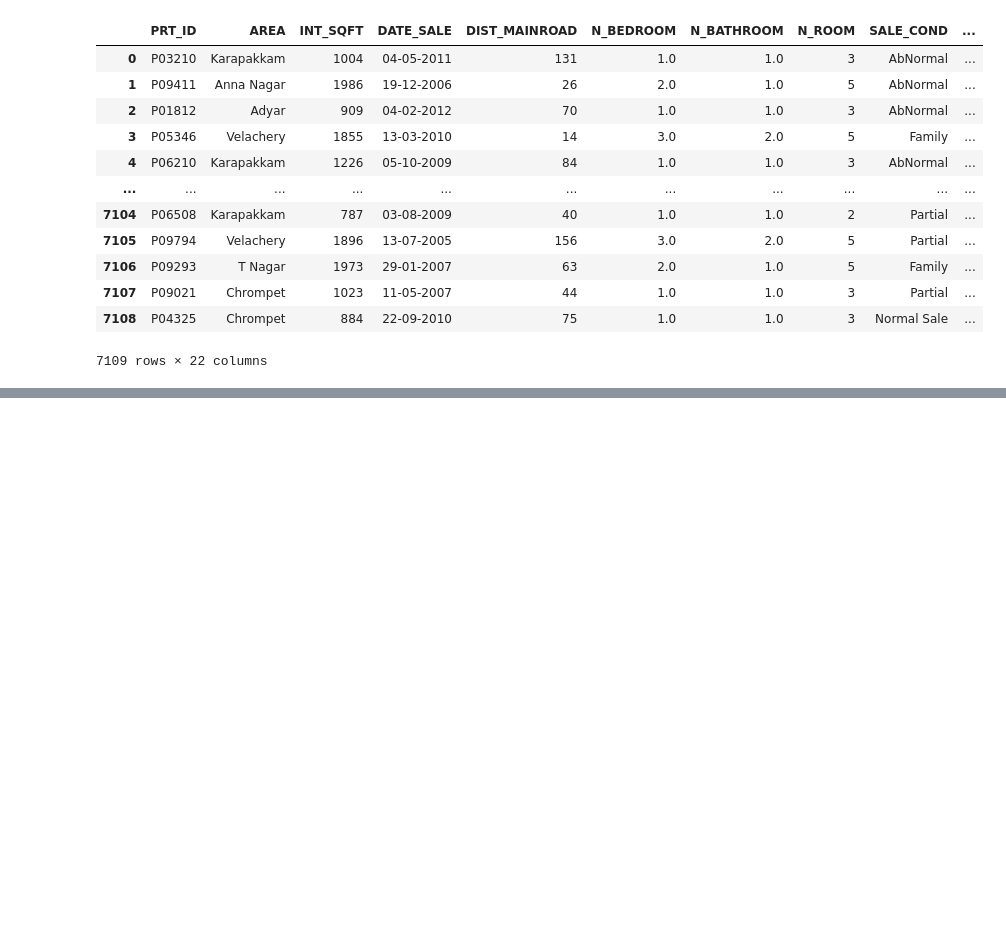
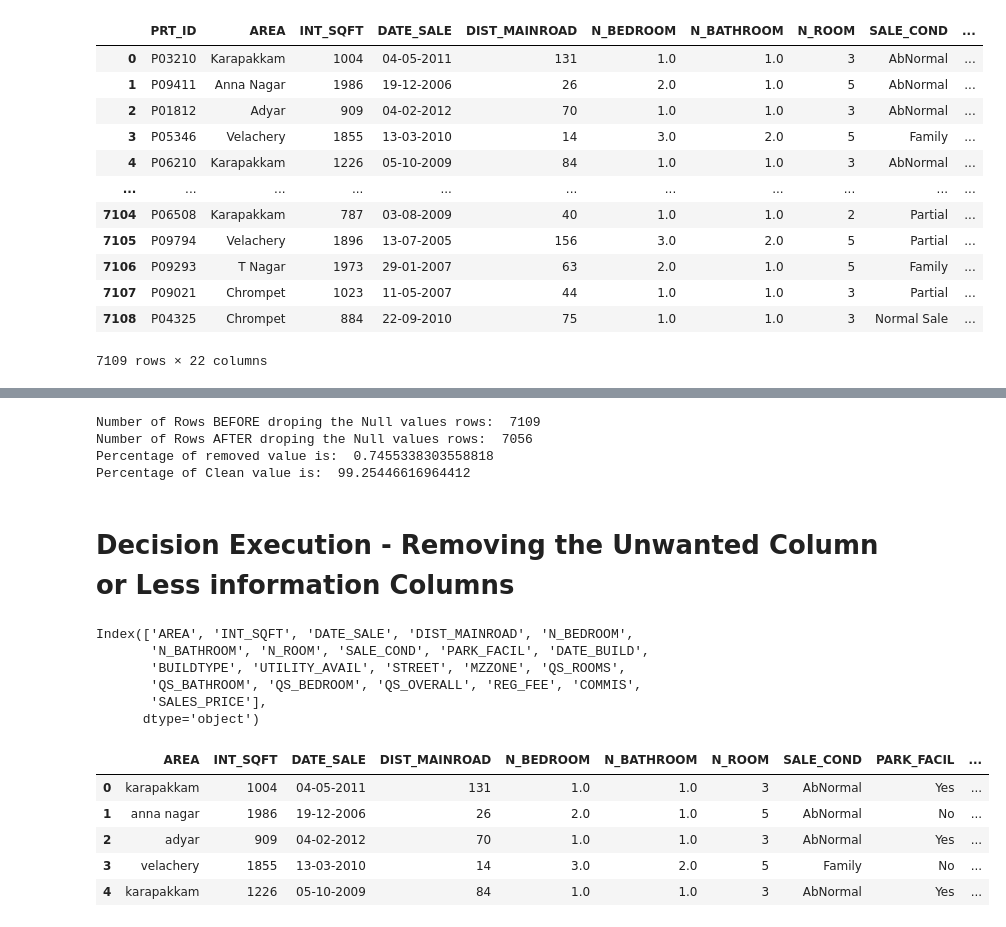
Before and after one commit to Manikandan-professional/Miscellaneous, a Jupyter notebook: G.ipynb, the cells around one changed output, grey strips where cells are left out. Saved outputs shown, nothing was run; the diff lists cells and outputs as text; code cells hidden in the pictures; blank space fills up the shorter version.

```diff
--- a/G.ipynb
+++ b/G.ipynb
@@ -35,0 +154,3 @@ df
+# %%
+for i in range(0,df.shape[0],1):
+  df['AREA'][i]=df['AREA'][i].lower()
@@ -35,0 +335,13 @@ df
+# %%
+print('Number of Rows BEFORE droping the Null values rows: ',df.shape[0])
+a=df.shape[0]
+df=df.dropna(axis=0)
+print('Number of Rows AFTER droping the Null values rows: ',df.shape[0])
+b=df.shape[0]
+print('Percentage of removed value is: ',100-((b/a)*100))
+print('Percentage of Clean value is: ',(b/a)*100)
+# %% [output]
+Number of Rows BEFORE droping the Null values rows:  7109
+Number of Rows AFTER droping the Null values rows:  7056
+Percentage of removed value is:  0.7455338303558818
+Percentage of Clean value is:  99.25446616964412
@@ -35,0 +351,20 @@ df
+# %% [markdown]
+# **Decision Execution - Removing the Unwanted Column or Less information Columns**
+# %%
+df.columns
+# %% [output]
+Index(['AREA', 'INT_SQFT', 'DATE_SALE', 'DIST_MAINROAD', 'N_BEDROOM',
+       'N_BATHROOM', 'N_ROOM', 'SALE_COND', 'PARK_FACIL', 'DATE_BUILD',
+       'BUILDTYPE', 'UTILITY_AVAIL', 'STREET', 'MZZONE', 'QS_ROOMS',
+       'QS_BATHROOM', 'QS_BEDROOM', 'QS_OVERALL', 'REG_FEE', 'COMMIS',
+       'SALES_PRICE'],
+      dtype='object')
+# %%
+df.head()
+# %% [output]
+|  | AREA | INT_SQFT | DATE_SALE | DIST_MAINROAD | N_BEDROOM | N_BATHROOM | N_ROOM | SALE_COND | PARK_FACIL | ... |
+| 0 | karapakkam | 1004 | 04-05-2011 | 131 | 1.0 | 1.0 | 3 | AbNormal | Yes | ... |
+| 1 | anna nagar | 1986 | 19-12-2006 | 26 | 2.0 | 1.0 | 5 | AbNormal | No | ... |
+| 2 | adyar | 909 | 04-02-2012 | 70 | 1.0 | 1.0 | 3 | AbNormal | Yes | ... |
+| 3 | velachery | 1855 | 13-03-2010 | 14 | 3.0 | 2.0 | 5 | Family | No | ... |
+| 4 | karapakkam | 1226 | 05-10-2009 | 84 | 1.0 | 1.0 | 3 | AbNormal | Yes | ... |
```
Also changed, not shown: parts of 80 cells of this notebook.
